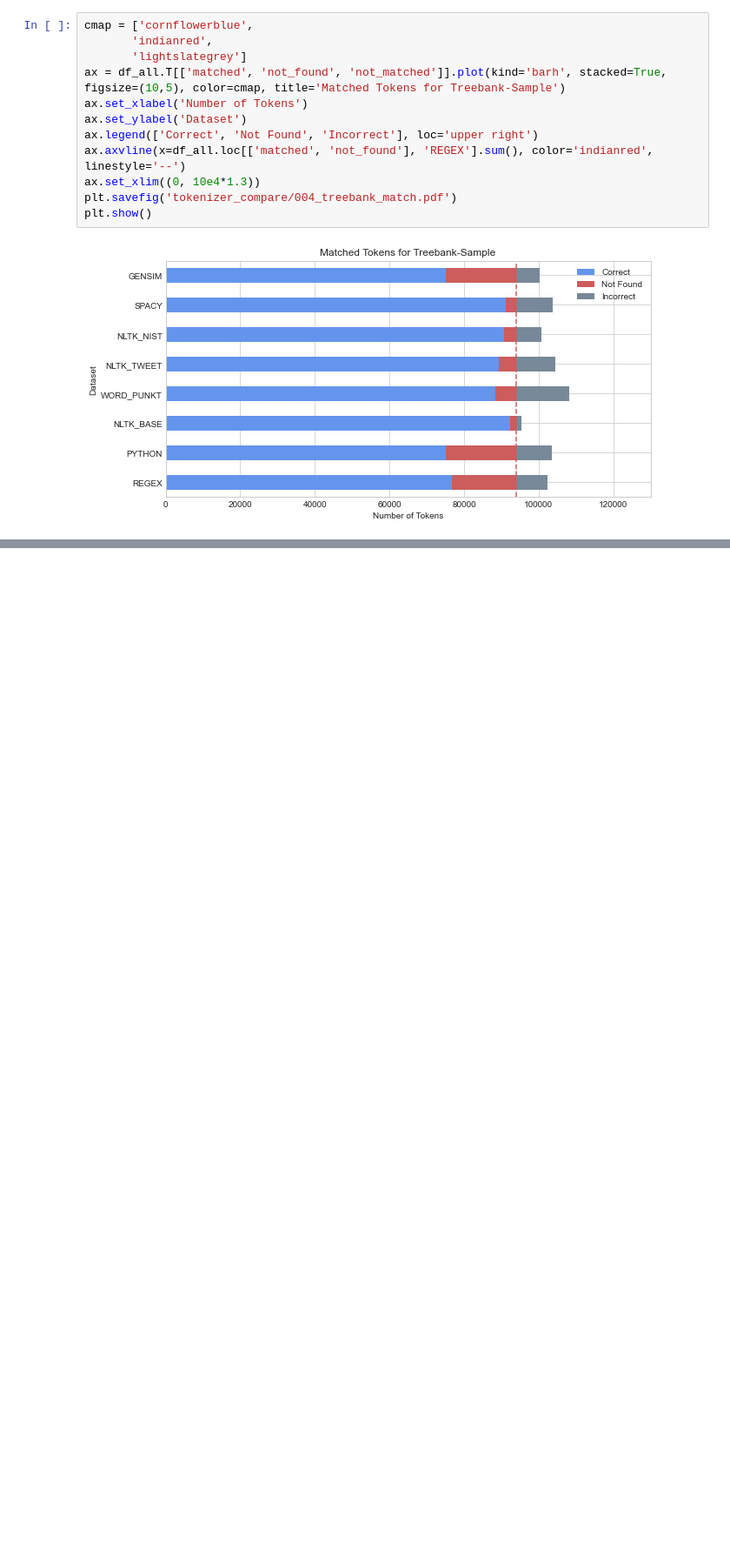
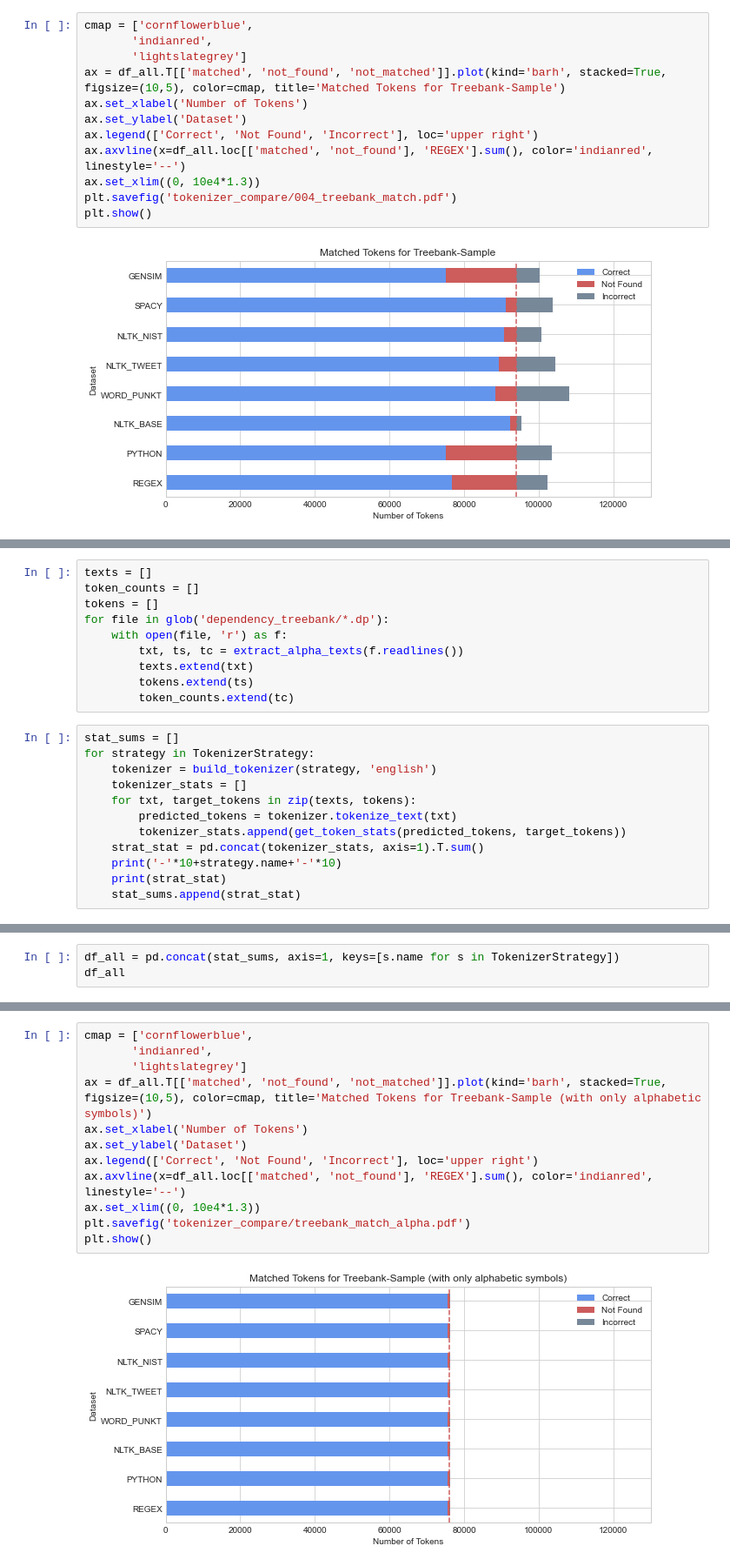
Before and after one commit to freecraver/zimp_experiments, a Jupyter notebook: pos/eval_tokenization.ipynb, the cells around one changed output, grey strips where cells are left out. Shown at 87% size. Saved outputs shown, nothing was run; the diff lists cells and outputs as text; blank space fills up the shorter version.

```diff
--- a/pos/eval_tokenization.ipynb
+++ b/pos/eval_tokenization.ipynb
@@ -114,0 +226,22 @@ plt.show()
+# %%
+texts = []
+token_counts = []
+tokens = []
+for file in glob('dependency_treebank/*.dp'):
+    with open(file, 'r') as f:
+        txt, ts, tc = extract_alpha_texts(f.readlines())
+        texts.extend(txt)
+        tokens.extend(ts)
+        token_counts.extend(tc)
+# %%
+stat_sums = []
+for strategy in TokenizerStrategy:
+    tokenizer = build_tokenizer(strategy, 'english')
+    tokenizer_stats = []
+    for txt, target_tokens in zip(texts, tokens):
+        predicted_tokens = tokenizer.tokenize_text(txt)
+        tokenizer_stats.append(get_token_stats(predicted_tokens, target_tokens))
+    strat_stat = pd.concat(tokenizer_stats, axis=1).T.sum()
+    print('-'*10+strategy.name+'-'*10)
+    print(strat_stat)
+    stat_sums.append(strat_stat)
@@ -114,0 +266,3 @@ plt.show()
+# %%
+df_all = pd.concat(stat_sums, axis=1, keys=[s.name for s in TokenizerStrategy])
+df_all
@@ -114,0 +274,14 @@ plt.show()
+# %%
+cmap = ['cornflowerblue',
+       'indianred',
+       'lightslategrey']
+ax = df_all.T[['matched', 'not_found', 'not_matched']].plot(kind='barh', stacked=True, figsize=(10,5), color=cmap, title='Matched Tokens for Treebank-Sample (with only alphabetic symbols)')
+ax.set_xlabel('Number of Tokens')
+ax.set_ylabel('Dataset')
+ax.legend(['Correct', 'Not Found', 'Incorrect'], loc='upper right')
+ax.axvline(x=df_all.loc[['matched', 'not_found'], 'REGEX'].sum(), color='indianred', linestyle='--')
+ax.set_xlim((0, 10e4*1.3))
+plt.savefig('tokenizer_compare/treebank_match_alpha.pdf')
+plt.show()
+# %% [output]
+[figure, added]
```
Also changed, not shown: parts of 13 cells of this notebook, 3 other files.
